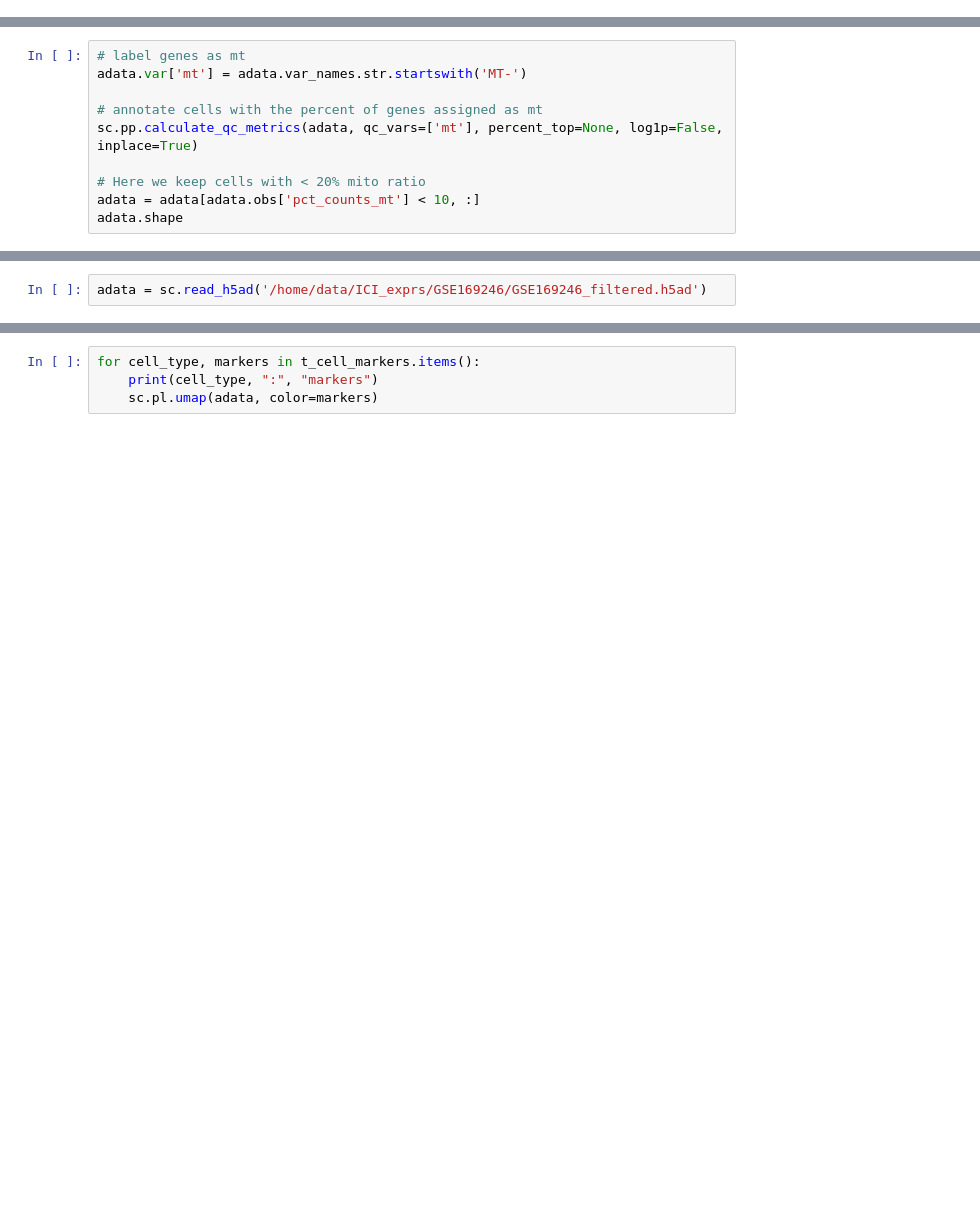
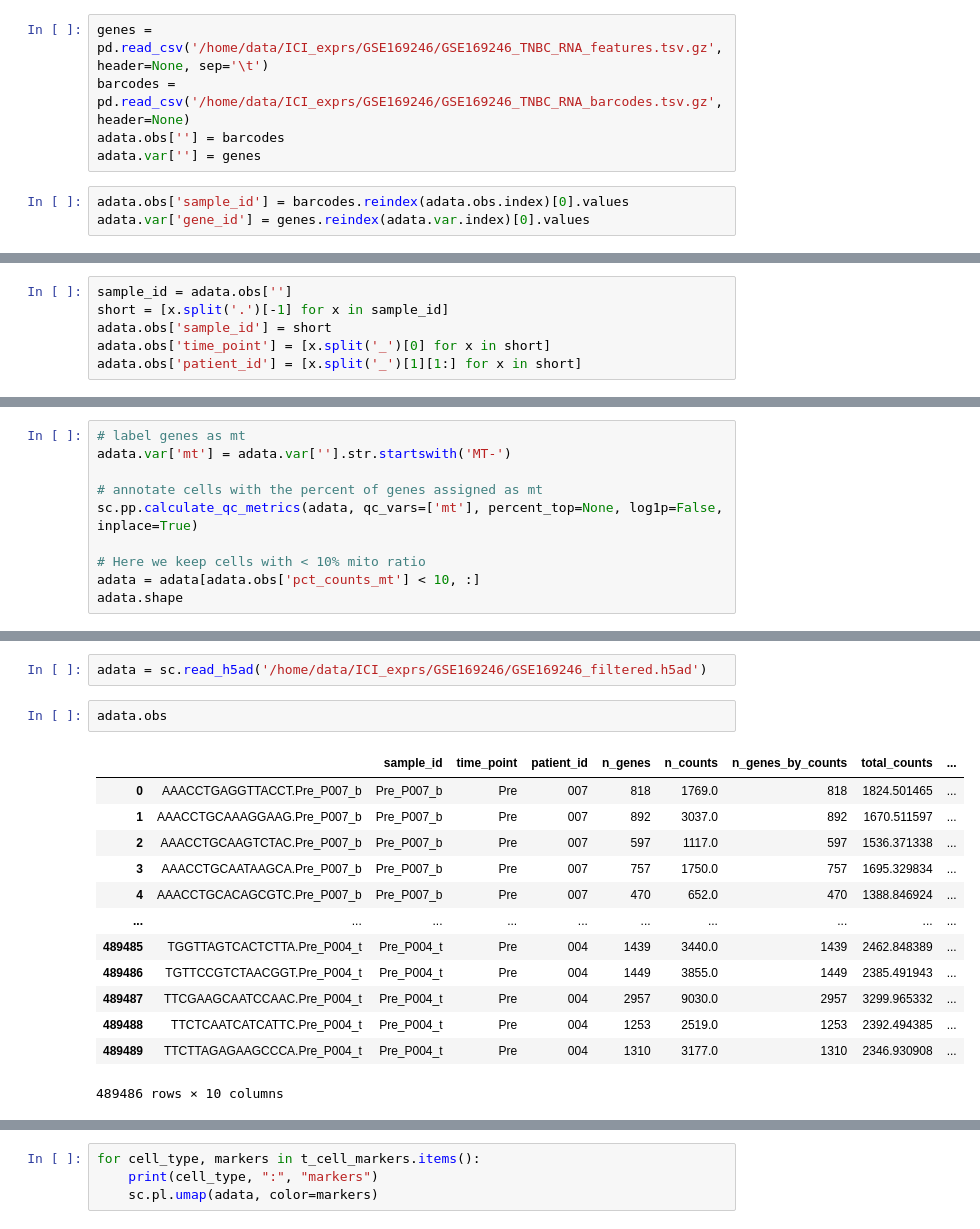
Before and after one commit to pikapika-qiu/CCC_network_causality, a Jupyter notebook: GSE169246.ipynb, the cells around one changed output, grey strips where cells are left out. Saved outputs shown, nothing was run; the diff lists cells and outputs as text; blank space fills up the shorter version.

```diff
--- a/GSE169246.ipynb
+++ b/GSE169246.ipynb
@@ -17,0 +28,8 @@ KeyboardInterrupt:
+# %%
+genes = pd.read_csv('/home/data/ICI_exprs/GSE169246/GSE169246_TNBC_RNA_features.tsv.gz', header=None, sep='\t')
+barcodes = pd.read_csv('/home/data/ICI_exprs/GSE169246/GSE169246_TNBC_RNA_barcodes.tsv.gz', header=None)
+adata.obs[''] = barcodes
+adata.var[''] = genes
+# %%
+adata.obs['sample_id'] = barcodes.reindex(adata.obs.index)[0].values
+adata.var['gene_id'] = genes.reindex(adata.var.index)[0].values
@@ -17,0 +52,6 @@ KeyboardInterrupt:
+# %%
+sample_id = adata.obs['']
+short = [x.split('.')[-1] for x in sample_id]
+adata.obs['sample_id'] = short
+adata.obs['time_point'] = [x.split('_')[0] for x in short]
+adata.obs['patient_id'] = [x.split('_')[1][1:] for x in short]
@@ -34,11 +120,11 @@ sc.pp.filter_cells(adata, min_counts = 600)
 sc.pp.filter_cells(adata, max_counts = 120000)
 # %%
 # label genes as mt
-adata.var['mt'] = adata.var_names.str.startswith('MT-')
+adata.var['mt'] = adata.var[''].str.startswith('MT-')
 
 # annotate cells with the percent of genes assigned as mt
 sc.pp.calculate_qc_metrics(adata, qc_vars=['mt'], percent_top=None, log1p=False, inplace=True)
 
-# Here we keep cells with < 20% mito ratio
+# Here we keep cells with < 10% mito ratio
 adata = adata[adata.obs['pct_counts_mt'] < 10, :]
 adata.shape
@@ -56,5 +148,21 @@ adata.write('/home/data/ICI_exprs/GSE169246/GSE169246_filtered.h5ad')
 # %%
 adata = sc.read_h5ad('/home/data/ICI_exprs/GSE169246/GSE169246_filtered.h5ad')
+# %%
+adata.obs
+# %% [output]
+|  |  | sample_id | time_point | patient_id | n_genes | n_counts | n_genes_by_counts | total_counts | ... |
+| 0 | AAACCTGAGGTTACCT.Pre_P007_b | Pre_P007_b | Pre | 007 | 818 | 1769.0 | 818 | 1824.501465 | ... |
+| 1 | AAACCTGCAAAGGAAG.Pre_P007_b | Pre_P007_b | Pre | 007 | 892 | 3037.0 | 892 | 1670.511597 | ... |
+| 2 | AAACCTGCAAGTCTAC.Pre_P007_b | Pre_P007_b | Pre | 007 | 597 | 1117.0 | 597 | 1536.371338 | ... |
+| 3 | AAACCTGCAATAAGCA.Pre_P007_b | Pre_P007_b | Pre | 007 | 757 | 1750.0 | 757 | 1695.329834 | ... |
+| 4 | AAACCTGCACAGCGTC.Pre_P007_b | Pre_P007_b | Pre | 007 | 470 | 652.0 | 470 | 1388.846924 | ... |
+| ... | ... | ... | ... | ... | ... | ... | ... | ... | ... |
+| 489485 | TGGTTAGTCACTCTTA.Pre_P004_t | Pre_P004_t | Pre | 004 | 1439 | 3440.0 | 1439 | 2462.848389 | ... |
+| 489486 | TGTTCCGTCTAACGGT.Pre_P004_t | Pre_P004_t | Pre | 004 | 1449 | 3855.0 | 1449 | 2385.491943 | ... |
+| 489487 | TTCGAAGCAATCCAAC.Pre_P004_t | Pre_P004_t | Pre | 004 | 2957 | 9030.0 | 2957 | 3299.965332 | ... |
+| 489488 | TTCTCAATCATCATTC.Pre_P004_t | Pre_P004_t | Pre | 004 | 1253 | 2519.0 | 1253 | 2392.494385 | ... |
+| 489489 | TTCTTAGAGAAGCCCA.Pre_P004_t | Pre_P004_t | Pre | 004 | 1310 | 3177.0 | 1310 | 2346.930908 | ... |
+489486 rows × 10 columns
 # %%
 sc.pp.highly_variable_genes(adata, n_top_genes = 4000, flavor = 'cell_ranger')
 #sc.pp.highly_variable_genes(adata, min_mean=0.0125, max_mean=3, min_disp=0.5, subset=True)
```
Also changed, not shown: parts of 29 cells of this notebook.
